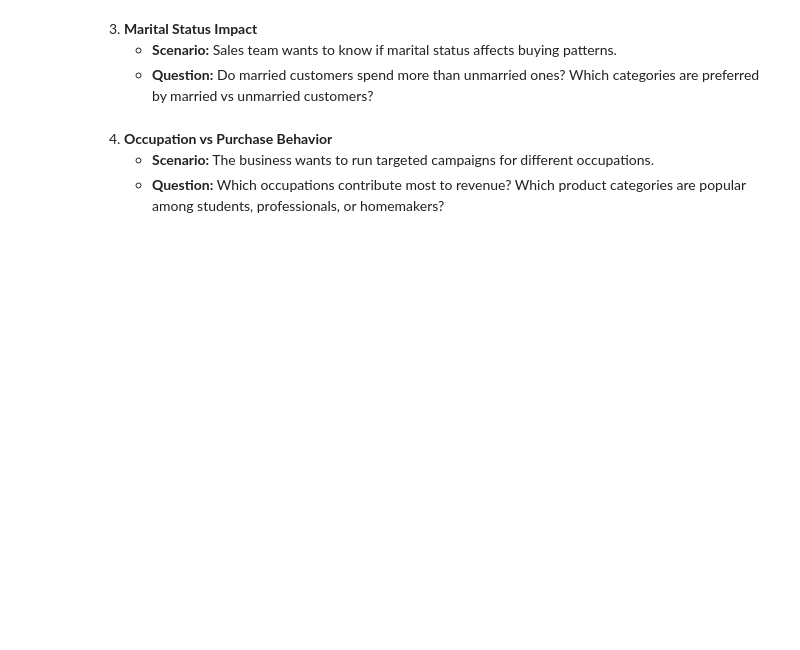
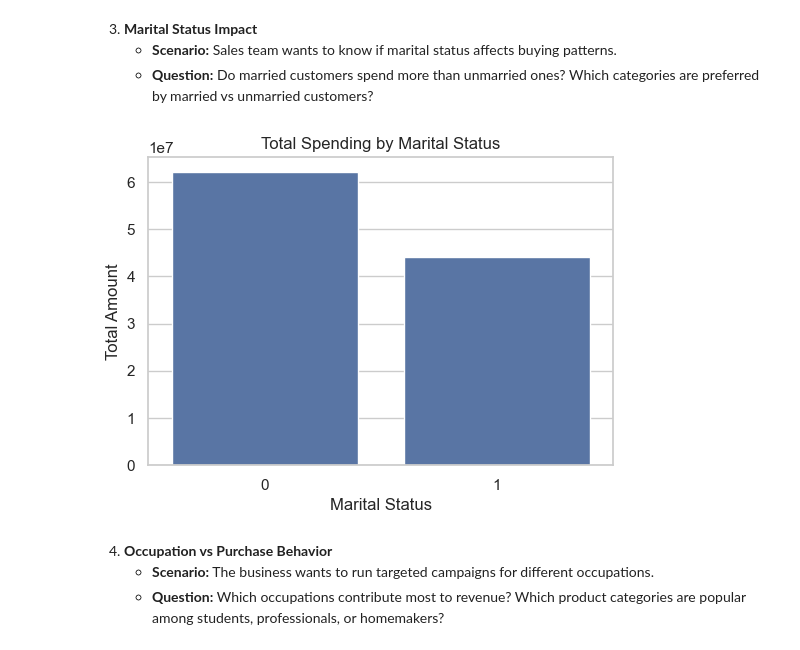
Before and after one commit to prafullwahatule/Diwali-Sales-Analytics-Pyhton, a Jupyter notebook: Notebooks/Diwali-Sales-Analysis.ipynb, the cells around one changed output. Cells and saved outputs as stored; diff of their text form; code cells hidden in the pictures; blank space fills up the shorter version.

```diff
--- a/Notebooks/Diwali-Sales-Analysis.ipynb
+++ b/Notebooks/Diwali-Sales-Analysis.ipynb
@@ -464,6 +481,23 @@ plt.show()
 3. **Marital Status Impact**
    - **Scenario:** Sales team wants to know if marital status affects buying patterns.
    - **Question:** Do married customers spend more than unmarried ones? Which categories are preferred by married vs unmarried customers?
+# %%
+# Total spending by marital status
+marital_spend = df.groupby("Marital_Status")["Amount"].sum()
+# marital_spend
+
+# Visualization
+plt.figure(figsize=(6,4))
+sns.barplot(
+    x=marital_spend.index,
+    y=marital_spend.values
+)
+plt.title("Total Spending by Marital Status")
+plt.xlabel("Marital Status")
+plt.ylabel("Total Amount")
+plt.show()
+# %% [output]
+[figure, added]
 # %% [markdown]
 4. **Occupation vs Purchase Behavior**
    - **Scenario:** The business wants to run targeted campaigns for different occupations.
```
Also changed, not shown: parts of 3 cells of this notebook, 2 other files.
